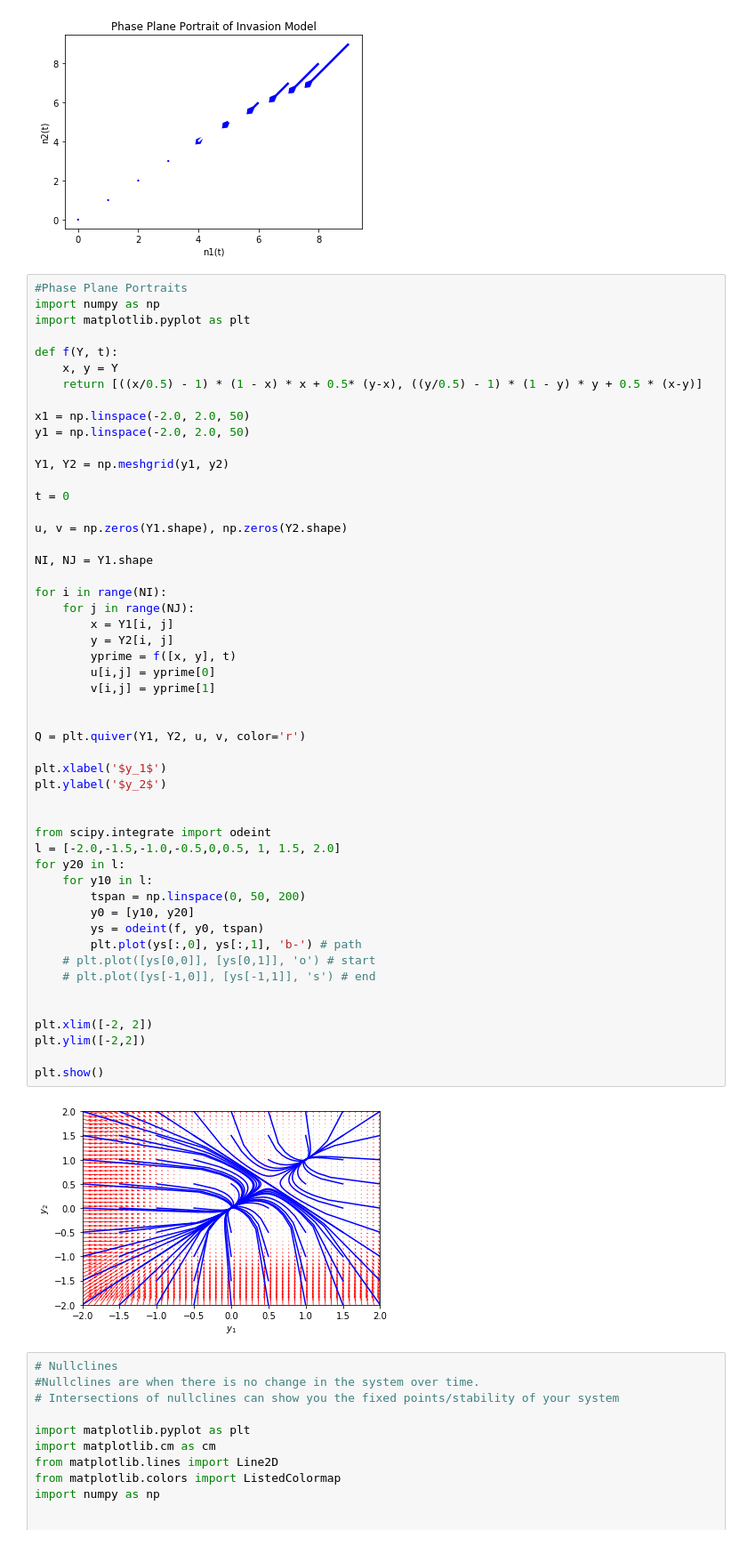
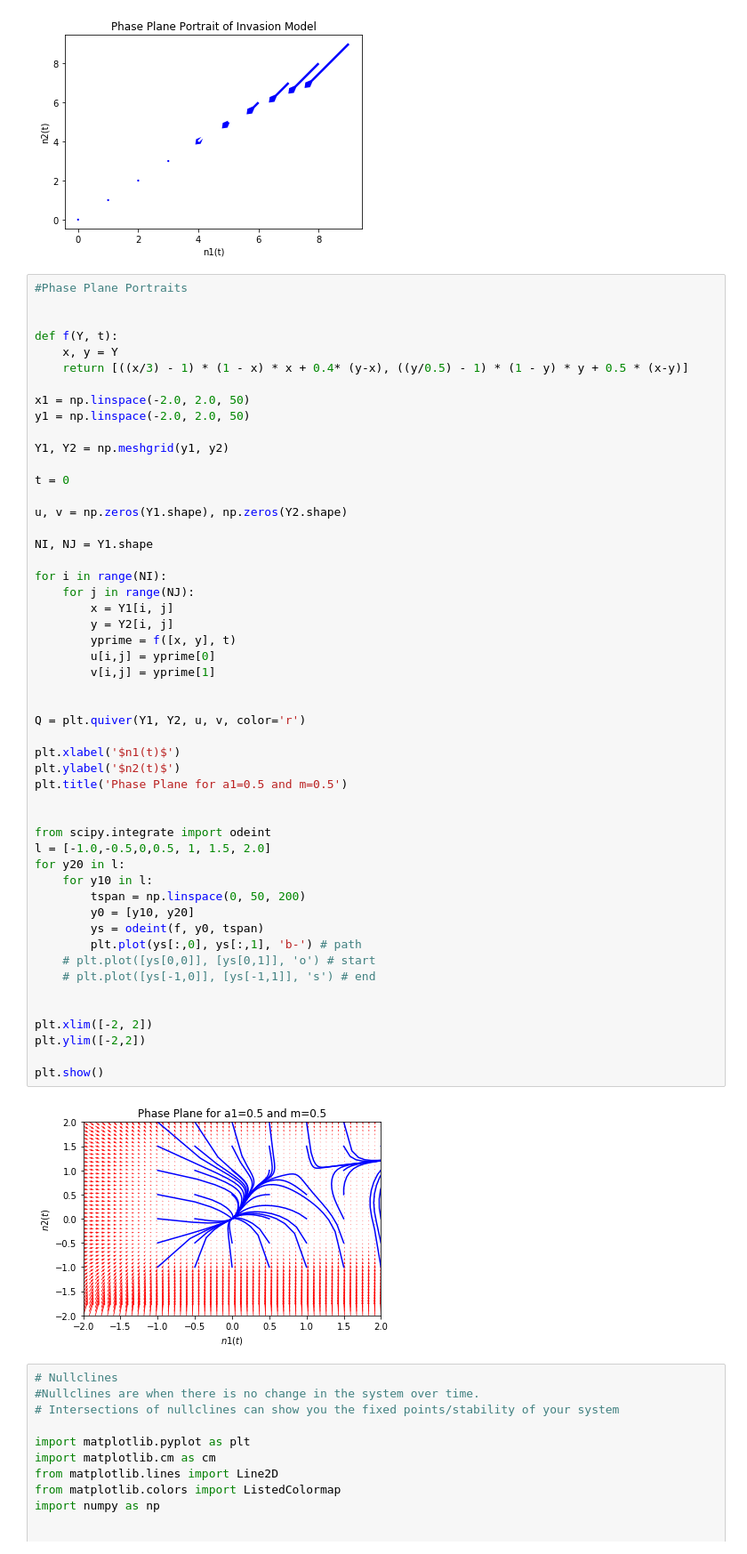
Before and after one commit to ewoodwar/Final-project-2023-AARMS, a Jupyter notebook: ODE Solver_ AARMS 2023.ipynb, the cells around one changed output. Shown at 89% size. Drawn from its saved outputs; the diff is of its cells as text.

```diff
--- a/ODE Solver_ AARMS 2023.ipynb
+++ b/ODE Solver_ AARMS 2023.ipynb
@@ -122,12 +122,11 @@ plt.show(plot1)
 [figure]
 # %%
 #Phase Plane Portraits
-import numpy as np
-import matplotlib.pyplot as plt
+
 
 def f(Y, t):
     x, y = Y
-    return [((x/0.5) - 1) * (1 - x) * x + 0.5* (y-x), ((y/0.5) - 1) * (1 - y) * y + 0.5 * (x-y)]
+    return [((x/3) - 1) * (1 - x) * x + 0.4* (y-x), ((y/0.5) - 1) * (1 - y) * y + 0.5 * (x-y)]
 
 x1 = np.linspace(-2.0, 2.0, 50)
 y1 = np.linspace(-2.0, 2.0, 50)
@@ -142,37 +141,38 @@ NI, NJ = Y1.shape
 
 for i in range(NI):
     for j in range(NJ):
         x = Y1[i, j]
         y = Y2[i, j]
         yprime = f([x, y], t)
         u[i,j] = yprime[0]
         v[i,j] = yprime[1]
 
 
 Q = plt.quiver(Y1, Y2, u, v, color='r')
 
-plt.xlabel('$y_1$')
-plt.ylabel('$y_2$')
+plt.xlabel('$n1(t)$')
+plt.ylabel('$n2(t)$')
+plt.title('Phase Plane for a1=0.5 and m=0.5')
 
 
 from scipy.integrate import odeint
-l = [-2.0,-1.5,-1.0,-0.5,0,0.5, 1, 1.5, 2.0]
+l = [-1.0,-0.5,0,0.5, 1, 1.5, 2.0]
 for y20 in l:
     for y10 in l:
         tspan = np.linspace(0, 50, 200)
         y0 = [y10, y20]
         ys = odeint(f, y0, tspan)
         plt.plot(ys[:,0], ys[:,1], 'b-') # path
     # plt.plot([ys[0,0]], [ys[0,1]], 'o') # start
     # plt.plot([ys[-1,0]], [ys[-1,1]], 's') # end
 
 
 plt.xlim([-2, 2])
 plt.ylim([-2,2])
 
 plt.show()
 # %% [output]
-[figure, old version]
+[figure, new version]
 # %%
 # Nullclines
 #Nullclines are when there is no change in the system over time.
```
